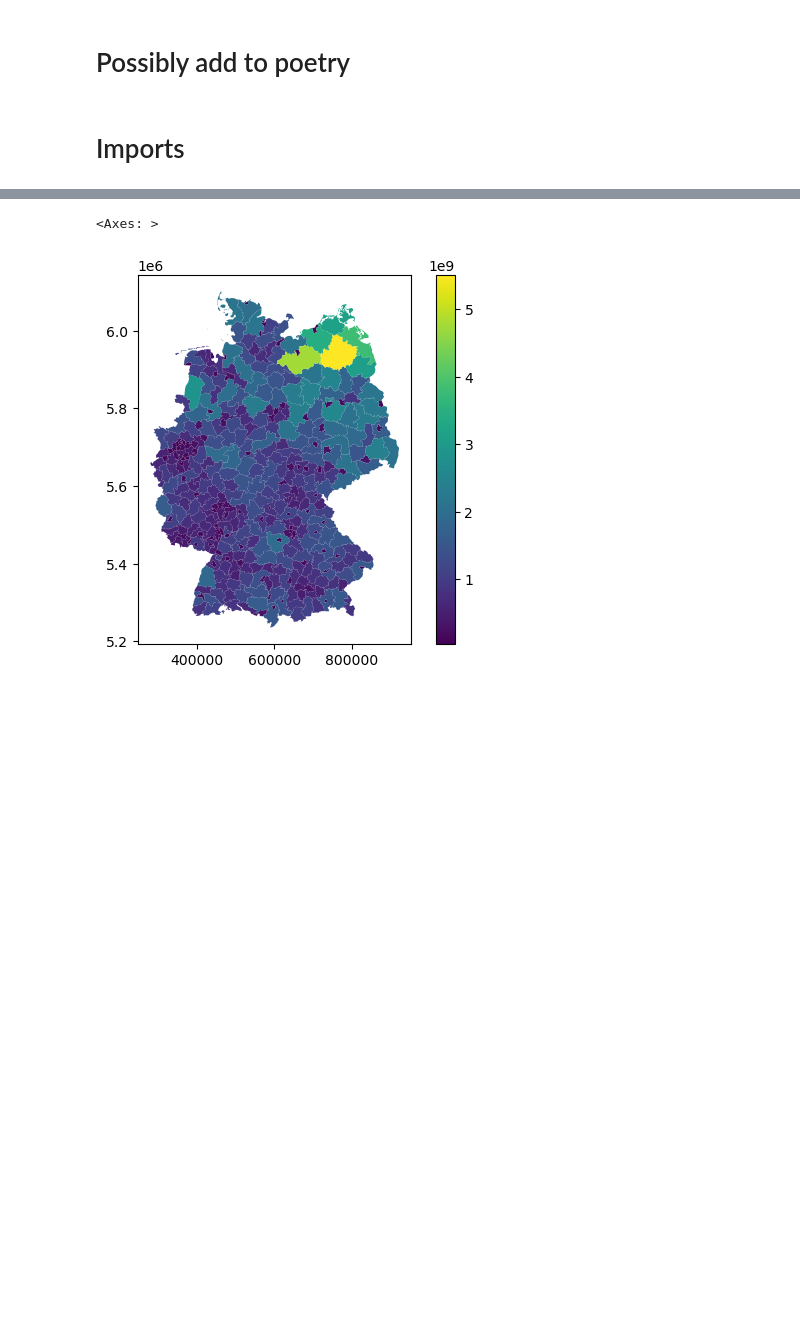
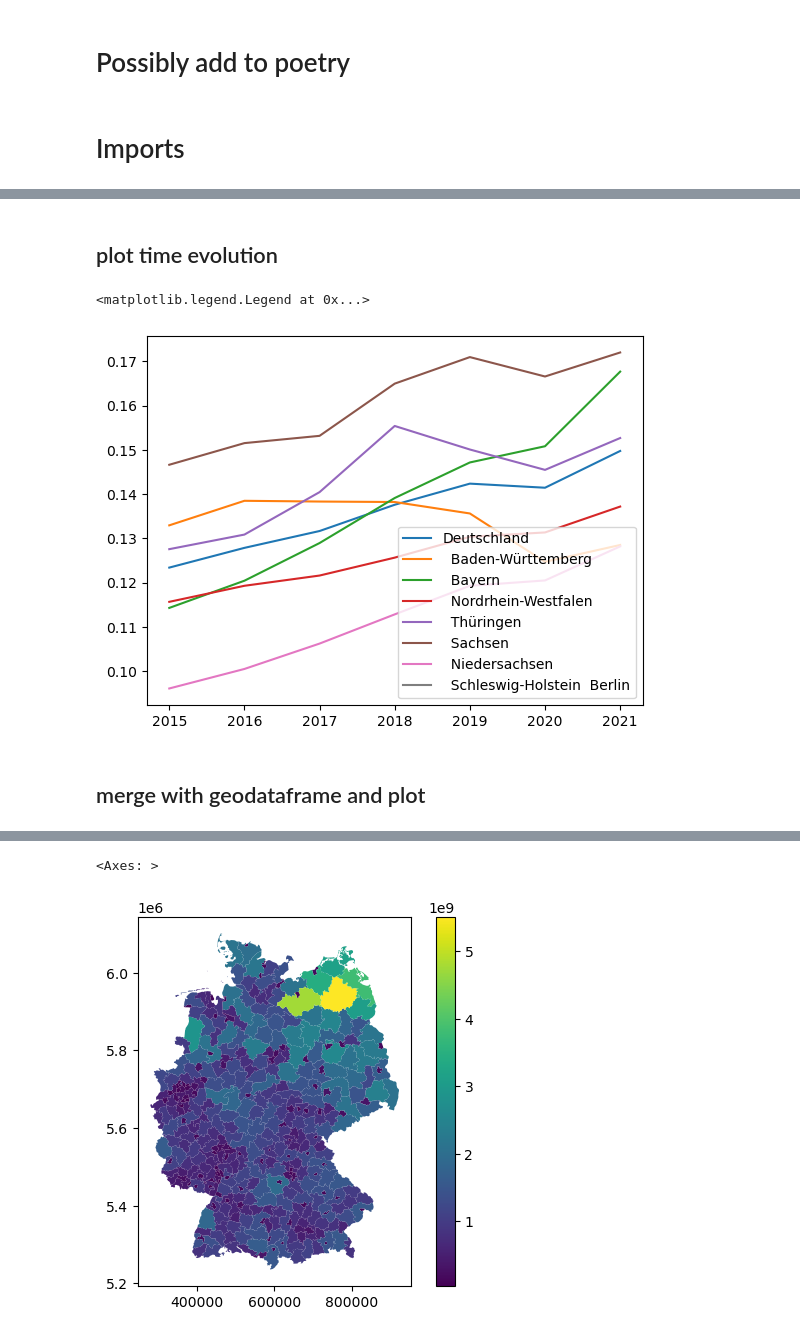
Before and after one commit to CorrelAid/pystatis, a Jupyter notebook: nb/02_Geo_visualization_example.ipynb, the cells around one changed output, grey strips where cells are left out. Drawn from its saved outputs; the diff is of its cells as text; code cells hidden in the pictures; blank space fills up the shorter version.

```diff
--- a/nb/02_Geo_visualization_example.ipynb
+++ b/nb/02_Geo_visualization_example.ipynb
@@ -15,0 +60,3 @@ from pystatis import Table
+# %%
+students.data['Kreise und kreisfreie Städte_Code'] = students.data['Kreise und kreisfreie Städte_Code'].astype(str)
+students.data['Kreise und kreisfreie Städte_Code']
@@ -15,0 +76,3 @@ from pystatis import Table
+# %%
+students.data['Kreise und kreisfreie Städte_Code'] = students.data['Kreise und kreisfreie Städte_Code'].apply(lambda x: '0'+x if len(x)<=1 else x)
+students.data['Kreise und kreisfreie Städte_Code']
@@ -15,0 +113,7 @@ from pystatis import Table
+# %%
+ratio_international = students.data[(students.data.Geschlecht=='Insgesamt')
+              & (students.data['Fächergruppe (mit Insgesamt)']=='Insgesamt')].groupby(
+                  by=['Kreise und kreisfreie Städte','Kreise und kreisfreie Städte_Code','Semester']
+              )['Studierende_(im_Kreisgebiet)'].apply(lambda x: x.iloc[1]/x.iloc[0] if x.count()==3 else None)
+ratio_international.rename('ratio_international', inplace=True)
+ratio_international
@@ -15,0 +134,3 @@ from pystatis import Table
+# %%
+ratio_international = pd.DataFrame(ratio_international)
+ratio_international['year'] = [int(semester[3:7]) for semester in ratio_international.index.get_level_values(2)]
@@ -15,0 +149,15 @@ from pystatis import Table
+# %% [markdown]
+## plot time evolution
+# %%
+for region in ['Deutschland', '  Baden-Württemberg', '  Bayern', '  Nordrhein-Westfalen', '  Thüringen',
+               '  Sachsen', '  Niedersachsen', '  Schleswig-Holstein''  Berlin']:
+    plt.plot(
+        ratio_international[ratio_international.index.get_level_values(0)==region].year,
+        ratio_international[ratio_international.index.get_level_values(0)==region].ratio_international,
+        label=region)
+plt.legend()
+# %% [output]
+<matplotlib.legend.Legend at 0x...>
+[figure, added]
+# %% [markdown]
+## merge with geodataframe and plot
```
Also changed, not shown: parts of 52 cells of this notebook, 1 other file.
